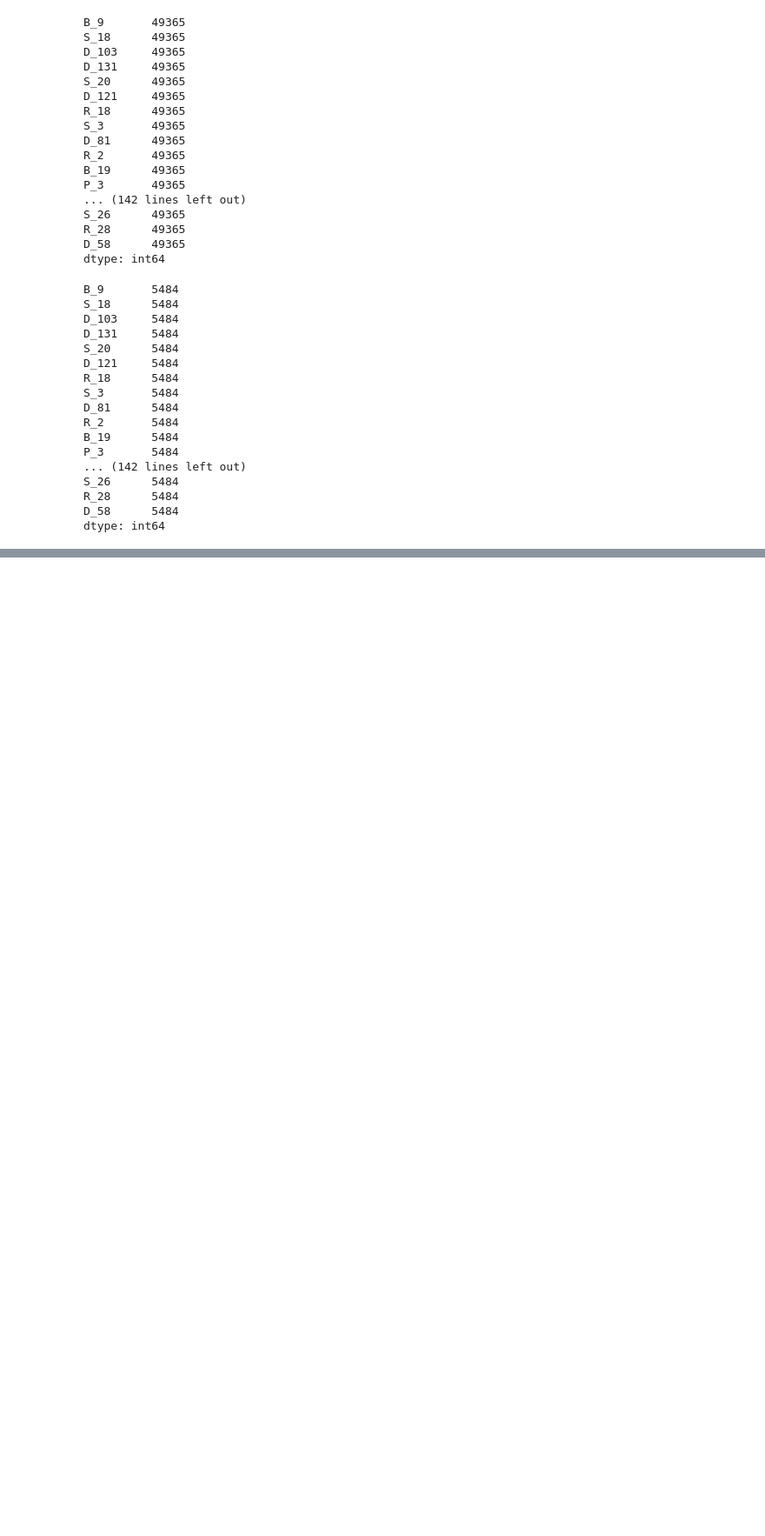
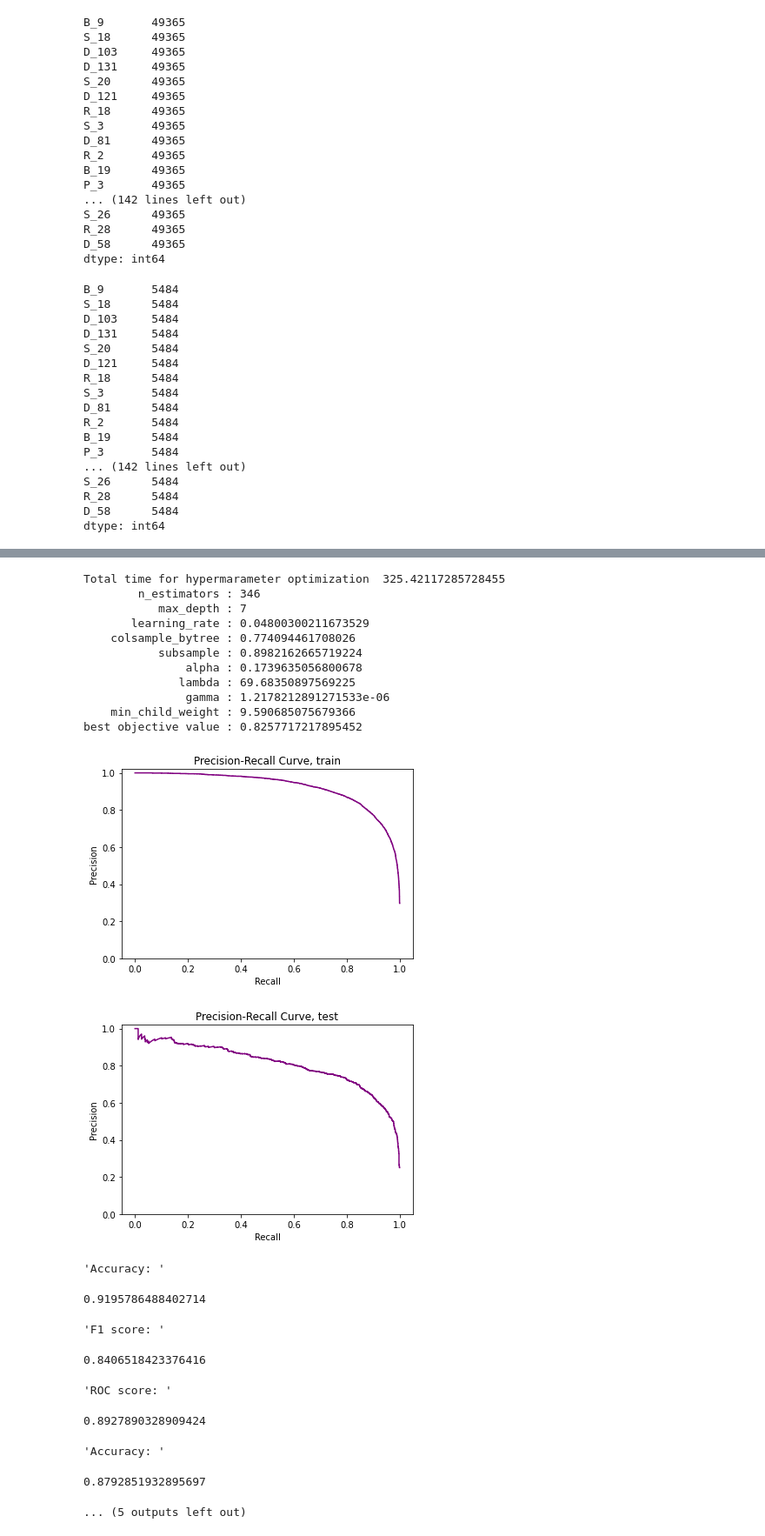
Before and after one commit to MykolaPinchuk/KaggleProjects, a Jupyter notebook: kp15-default.ipynb, the cells around one changed output, grey strips where cells are left out. Shown at 87% size. Drawn from its saved outputs; the diff is of its cells as text; code cells hidden in the pictures; blank space fills up the shorter version.

```diff
--- a/kp15-default.ipynb
+++ b/kp15-default.ipynb
@@ -397,5 +397,7 @@ display('ROC score: ', roc_auc_score(y_test,xgb.predict(X_test)))
 # %%
 ### Fit XGBoost using Optuna hyperparameter optimization ###
+
+time1 = time.time()
 
 def objective(trial, n_splits=2, n_jobs=-1, scale_pos_weight=1, early_stopping_rounds=50):
 
@@ -405,7 +407,7 @@ def objective(trial, n_splits=2, n_jobs=-1, scale_pos_weight=1, early_stopping_r
     params = {
         "tree_method": 'gpu_hist',
         "verbosity": 0,  # 0 (silent) - 3 (debug)
-        "n_estimators": trial.suggest_int("n_estimators", 100, 500),
+        "n_estimators": trial.suggest_int("n_estimators", 100, 800),
         "max_depth": trial.suggest_int("max_depth", 2, 10),
         "learning_rate": trial.suggest_uniform("learning_rate", 0.01, 0.2),
         "colsample_bytree": trial.suggest_uniform("colsample_bytree", 0.1, 0.95),
@@ -440,7 +442,7 @@ def objective(trial, n_splits=2, n_jobs=-1, scale_pos_weight=1, early_stopping_r
     return (score_test-cv_regularizer*overfit)
 
 study = optuna.create_study(direction="maximize")
-study.optimize(objective, n_trials=20)
+study.optimize(objective, n_trials=40)
 print('Total time for hypermarameter optimization ', time.time()-time1)
 hp = study.best_params
 for key, value in hp.items():
@@ -450,20 +452,15 @@ print(f"{'best objective value':>20s} : {study.best_value}")
 optuna_hyperpars = study.best_params
 optuna_hyperpars['tree_method']='gpu_hist'
 optuna_hyperpars['scale_pos_weight']=1
-optuna_hyperpars['early_stopping_rounds']=50
+#optuna_hyperpars['early_stopping_rounds']=50
 
 optuna_xgb = XGBClassifier(**optuna_hyperpars)
 optuna_xgb.fit(X_train, y_train)
 
 y_score = optuna_xgb.predict_proba(X_test)[:, 1]
-sample_weight = np.ones((len(y_score),))
-sample_weight[(y_test == 0).values] = (1 * 1.0)/downsampling_factor
 
 # pr in train set
-sample_w_train = np.ones((len(y_train),))
-sample_w_train[(y_train == 0).values] = (1 * 1.0)/downsampling_factor
-precision_t, recall_t, threshold = precision_recall_curve(y_train, optuna_xgb.predict_proba(X_train)[:, 1],
-                                                      sample_weight=sample_w_train)
+precision_t, recall_t, threshold = precision_recall_curve(y_train, optuna_xgb.predict_proba(X_train)[:, 1])
 auc_precision_recall_train = auc(recall_t, precision_t)
 temp = recall_t[(recall_t>0.195)&(recall_t<0.205)]
 temp = temp[int(len(temp)/2)]
@@ -479,7 +476,7 @@ ax.set_ylim(bottom=0, top=1.02)
 plt.show()
 
 # pr in test set
-precision, recall, threshold = precision_recall_curve(y_test, y_score, sample_weight=sample_weight)
+precision, recall, threshold = precision_recall_curve(y_test, y_score)
 auc_precision_recall_test = auc(recall, precision)
 temp = recall[(recall>0.195)&(recall<0.205)]
 temp = temp[int(len(temp)/2)]
@@ -497,17 +494,18 @@ plt.show()
 
 display('Accuracy: ', accuracy_score(y_train,optuna_xgb.predict(X_train)))
 display('F1 score: ', f1_score(y_train,optuna_xgb.predict(X_train)))
-display('Recall score: ', recall_score(y_train,optuna_xgb.predict(X_train)))
-display('Precision score: ', precision_score(y_train,optuna_xgb.predict(X_train)))
-display('PRUC: ', auc_precision_recall_train)
-display('Precision at 20% recall: ', r20prec_train)
+display('ROC score: ', roc_auc_score(y_train,optuna_xgb.predict(X_train)))
+#display('Recall score: ', recall_score(y_train,optuna_xgb.predict(X_train)))
+#display('Precision score: ', precision_score(y_train,optuna_xgb.predict(X_train)))
+#display('Precision at 20% recall: ', r20prec_train)
 # Performance evaluation:
 display('Accuracy: ', accuracy_score(y_test,optuna_xgb.predict(X_test)))
 display('F1 score: ', f1_score(y_test,optuna_xgb.predict(X_test)))
-display('Recall score: ', recall_score(y_test,optuna_xgb.predict(X_test)))
-display('Precision score: ', precision_score(y_test,optuna_xgb.predict(X_test)))
-display('PRUC: ', auc_precision_recall_test)
-display('Precision at 20% recall: ', r20prec_test)
+display('ROC score: ', roc_auc_score(y_test,optuna_xgb.predict(X_test)))
+#display('Recall score: ', recall_score(y_test,optuna_xgb.predict(X_test)))
+#display('Precision score: ', precision_score(y_test,optuna_xgb.predict(X_test)))
+#display('PRUC: ', auc_precision_recall_test)
+#display('Precision at 20% recall: ', r20prec_test)
 
 print('Total time for the whole script: ', time.time()-time0, '\n',
      'Time for the modeling part: ', time.time()-time1)
@@ -531,0 +530,22 @@ print('Total time for the whole script: ', time.time()-time0, '\n',
+Total time for hypermarameter optimization  325.42117285728455
+        n_estimators : 346
+           max_depth : 7
+       learning_rate : 0.04800300211673529
+    colsample_bytree : 0.774094461708026
+           subsample : 0.8982162665719224
+               alpha : 0.1739635056800678
+              lambda : 69.68350897569225
+               gamma : 1.2178212891271533e-06
+    min_child_weight : 9.590685075679366
+best objective value : 0.8257717217895452
+[figure, added]
+[figure, added]
+'Accuracy: '
+0.9195786488402714
+'F1 score: '
+0.8406518423376416
+'ROC score: '
+0.8927890328909424
+'Accuracy: '
+0.8792851932895697
+... (5 outputs left out)
```
Also changed, not shown: parts of 8 cells of this notebook.
